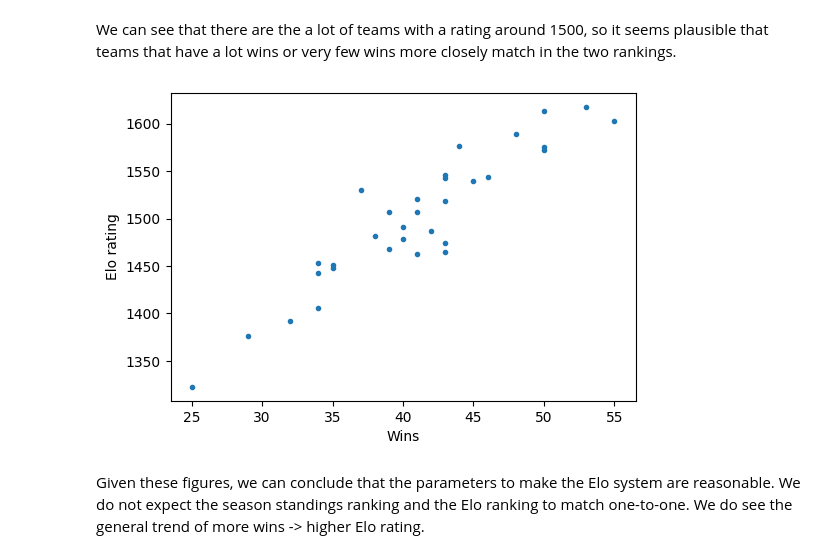
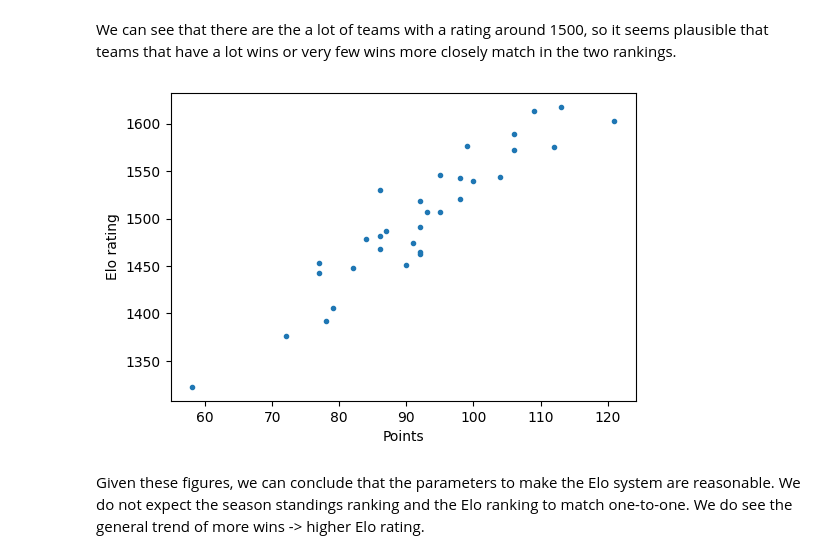
Before and after one commit to mattrflew/nhl-playoff-pool-optimizer, a Jupyter notebook: notebooks/04_Elo_rating.ipynb, the cells around one changed output. Saved outputs shown, nothing was run; the diff lists cells and outputs as text; code cells hidden in the pictures.

```diff
--- a/notebooks/04_Elo_rating.ipynb
+++ b/notebooks/04_Elo_rating.ipynb
@@ -540,12 +581,12 @@ plt.show()
 We can see that there are the a lot of teams with a rating around 1500, so it seems plausible that teams that have a lot wins or very few wins more closely match in the two rankings.
 # %%
 fig, ax = plt.subplots(figsize=(6,4))
-ax.plot(standings["wins"], standings["rating"], '.')
-ax.set_xlabel("Wins")
+ax.plot(standings["points"], standings["rating"], '.')
+ax.set_xlabel("Points")
 ax.set_ylabel("Elo rating")
 plt.show()
 # %% [output]
-[figure, old version]
+[figure, new version]
 # %% [markdown]
 Given these figures, we can conclude that the parameters to make the Elo system are reasonable. We do not expect the season standings ranking and the Elo ranking to match one-to-one. We do see the general trend of more wins -> higher Elo rating.
 # %% [markdown]
```
Also changed, not shown: parts of 7 cells of this notebook, 18 other files.
